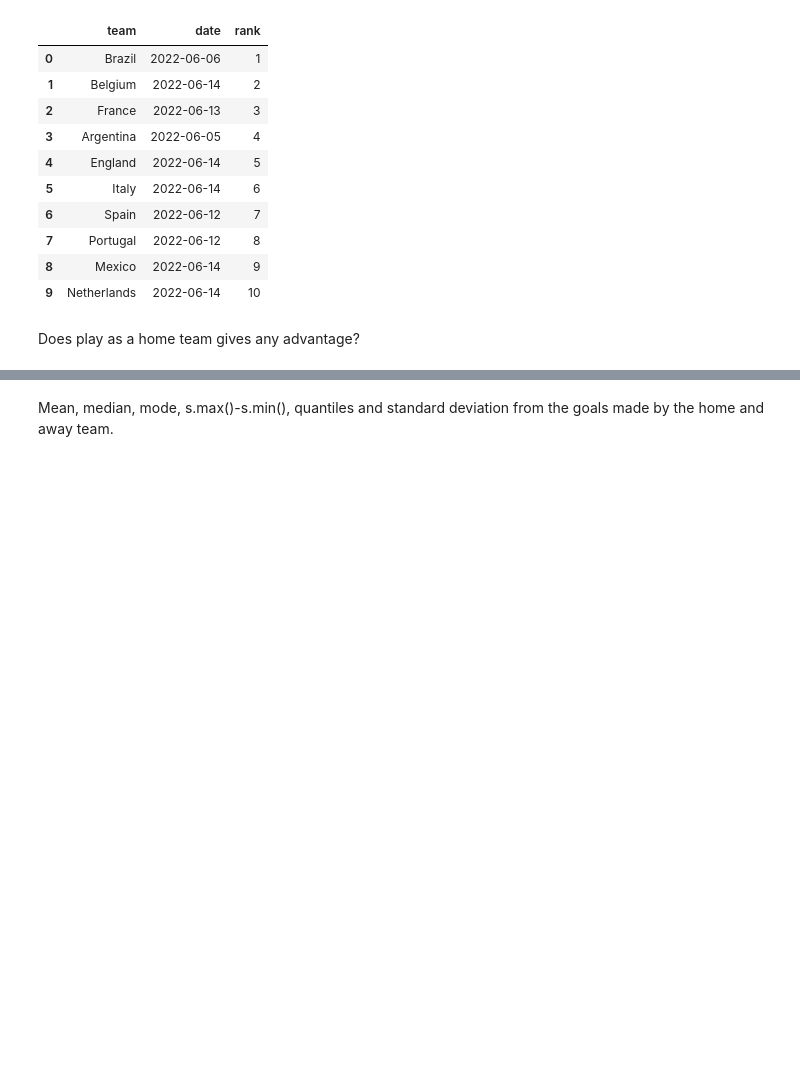
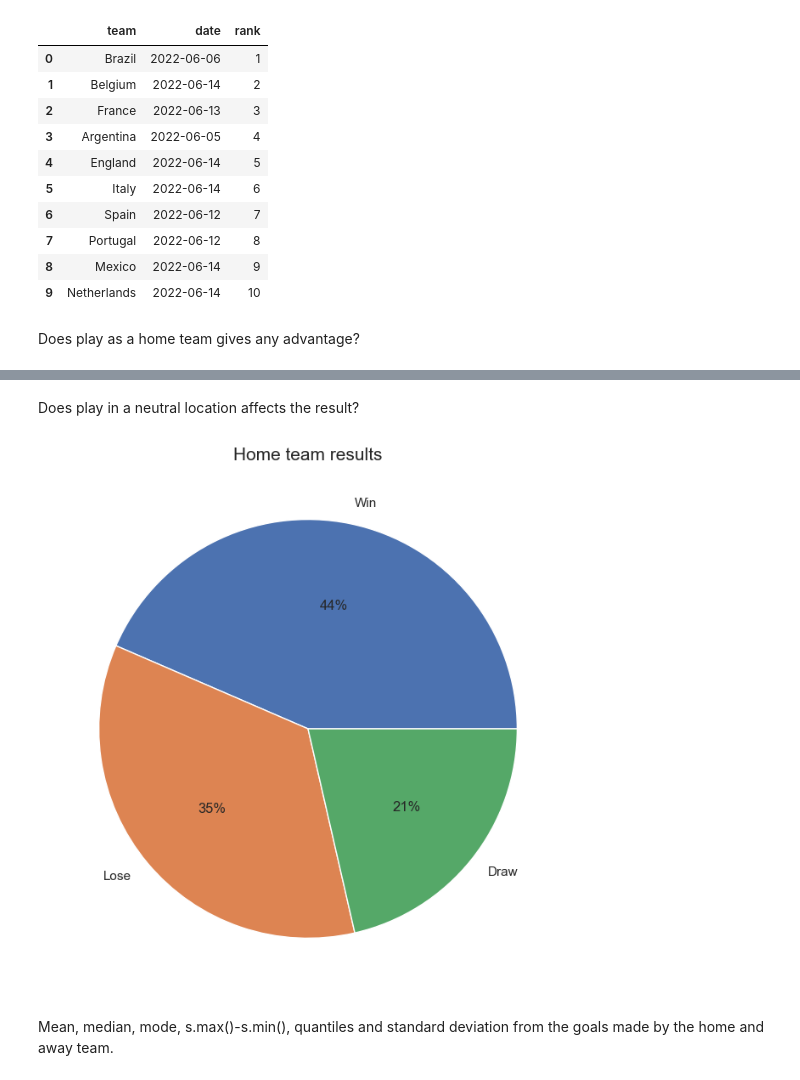
Before and after one commit to JavierCantoH/Fontys-DataScienceProject, a Jupyter notebook: ProjectWorldCupFinal.ipynb, the cells around one changed output, grey strips where cells are left out. Cells and saved outputs as stored; diff of their text form; code cells hidden in the pictures; blank space fills up the shorter version.

```diff
--- a/ProjectWorldCupFinal.ipynb
+++ b/ProjectWorldCupFinal.ipynb
@@ -210,3 +208,13 @@ plt.show()
+# %% [markdown]
+Does play in a neutral location affects the result?
+# %%
+home_team_advantage = df[df['neutral_location'] == True]['home_team_result'].value_counts(normalize = True)
+fig, axes = plt.subplots(1, 1, figsize=(8,8))
+ax = plt.pie(home_team_advantage  ,labels = ['Win', 'Lose', 'Draw'], autopct='%.0f%%')
+plt.title('Home team results', fontsize = 15)
+plt.show()
+# %% [output]
+[figure, added]
 # %% [markdown]
 Mean, median, mode, s.max()-s.min(), quantiles and standard deviation from the goals made by the home and away team.
 # %%
```
Also changed, not shown: parts of 52 cells of this notebook, 11 other files.
